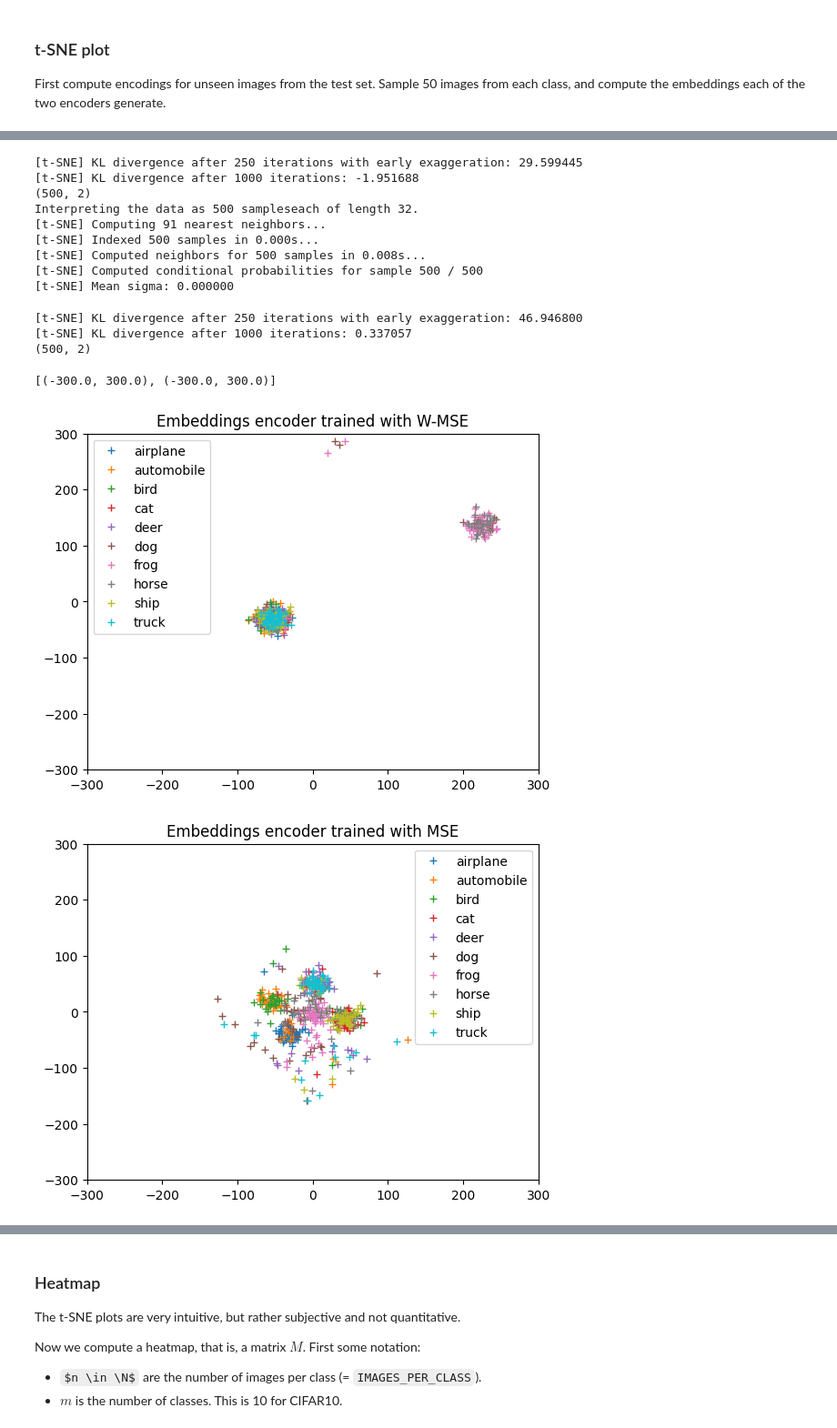
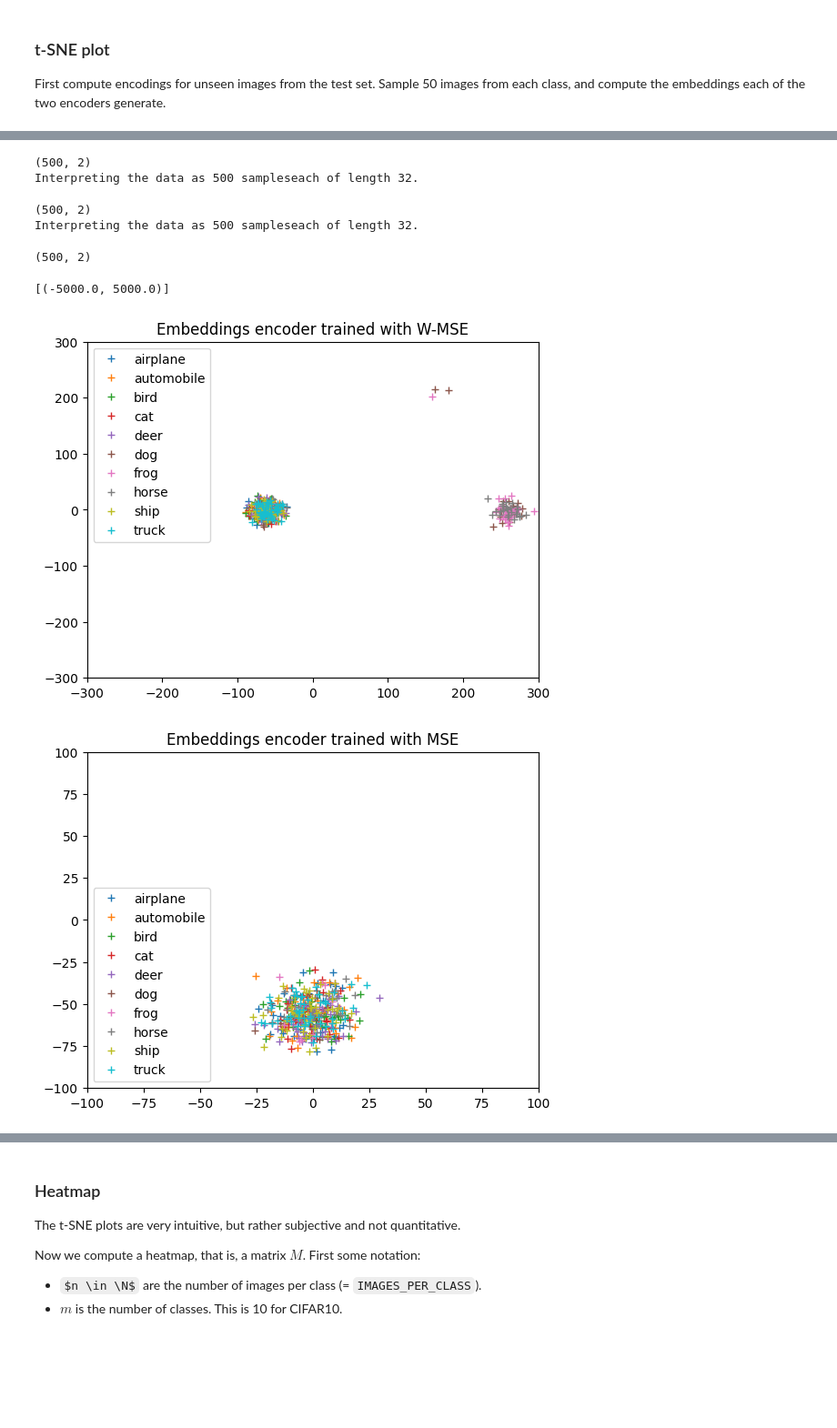
Before and after one commit to Nifrec/rolim, a Jupyter notebook: rolim/notebooks/encoder_experiment.ipynb, the cells around one changed output, grey strips where cells are left out. Shown at 91% size. Drawn from its saved outputs; the diff is of its cells as text; code cells hidden in the pictures; some formulas as TeX source; blank space fills up the shorter version.

```diff
--- a/rolim/notebooks/encoder_experiment.ipynb
+++ b/rolim/notebooks/encoder_experiment.ipynb
@@ -41,7 +44,4 @@ Start with training the networks.
 Because I rerun this notebook quite often,
 I cache saved trained networks and load them again,
 to avoid retraining them every time.
-# %%
-def get_timestamp() -> str:
-    return time.strftime("%Y-%m-%d___%H-%M")
 # %%
@@ -107,12 +127,13 @@ testset = vision.datasets.CIFAR10(root=CIFAR10_DIR, train=False,
                                        download=False, transform=to_tensor)
 
 def make_test_set_embeddings(num_img_per_class: int
-    ) -> tuple[list[Tensor], list[Tensor]]:
+    ) -> tuple[list[Tensor], list[Tensor], list[Tensor]]:
     """
     Sample `num_img_per_class` images from each class
     of the test set, and compute the embeddings generated by
     1. the encoder trained with the W-MSE loss.
     2. the encoder trained with the MSE loss.
+    3. the encoder trained with the DW-MSE loss.
     Return 2 lists, each containing the embeddings per class
     as a matrix `num_img_per_class`×32.
     """
@@ -127,10 +148,12 @@ def make_test_set_embeddings(num_img_per_class: int
         # previous trained while using whitening.
         encodings_whit_net = [encoder_whitening(batch) for batch in test_images]
         encodings_pure_net = [encoder_pure(batch) for batch in test_images]
-    return encodings_whit_net, encodings_pure_net
+        encodings_dw_net = [encoder_dw(batch) for batch in test_images]
+    return encodings_whit_net, encodings_pure_net, encodings_dw_net
 
-encodings_whit_net, encodings_pure_net = make_test_set_embeddings(IMAGES_PER_CLASS)
+encodings_whit_net, encodings_pure_net, encodings_dw_net= make_test_set_embeddings(IMAGES_PER_CLASS)
 # Mean values for the encodings of the first class:
 print(torch.mean(encodings_whit_net[0]))
 print(torch.mean(encodings_pure_net[0]))
+print(torch.mean(encodings_dw_net[0]))
 # %% [output]
@@ -170,9 +194,7 @@ def make_tsne_plot(encodings_per_class: list[list[np.ndarray]],
     tsne = TSNE(n_components=2,
                 learning_rate="auto",
                 init="pca",
-                # perplexity=12,
-                # early_exaggeration=5,
-                verbose=1)
+                verbose=0)
 
     # Unfortunately, we cannot first fit the tSNE and then apply it
     # to the encodings of each class separately.
@@ -203,17 +225,11 @@ def make_tsne_plot(encodings_per_class: list[list[np.ndarray]],
 
     return ax, fig
 
-def nested_tensors_to_np(tensors: list[list[Tensor]]) -> list[list[np.ndarray]]:
-    output = [[tensor.cpu().numpy() for tensor in nested_list]
-              for nested_list in tensors]
-    return output
-
-def jitter_data(rng: np.random.Generator, scale: float, data: np.ndarray) -> np.ndarray:
-    noise = rng.standard_normal(size=data.shape)*scale
-    return data+noise
-
 classes = testset.classes
 limits = {"xlim":[-300, 300], "ylim":[-300, 300]}
+limits_narrow = {"xlim":[-100, 100], "ylim":[-100, 100]}
+limits_broad = {"ylim":[-5000, 5000]}
+
 ax_whit, fig_whit = make_tsne_plot(nested_tensors_to_np(encodings_whit_net),
                         classes)
 ax_whit.set_title("Embeddings encoder trained with W-MSE")
@@ -222,6 +238,11 @@ ax_whit.set(**limits)
 ax_pure, fig_pure = make_tsne_plot(nested_tensors_to_np(encodings_pure_net),
                         classes)
 ax_pure.set_title("Embeddings encoder trained with MSE")
-ax_pure.set(**limits)
+ax_pure.set(**limits_narrow)
+
+ax_dw, fig_dw = make_tsne_plot(nested_tensors_to_np(encodings_dw_net),
+                        classes, apply_jitter=False)
+ax_dw.set_title("Embeddings encoder trained with DW-MSE")
+ax_dw.set(**limits_broad)
 # %% [output]
 Interpreting the data as 500 sampleseach of length 32.
@@ -233,15 +249,8 @@ Interpreting the data as 500 sampleseach of length 32.
-[t-SNE] KL divergence after 250 iterations with early exaggeration: 29.599445
-[t-SNE] KL divergence after 1000 iterations: -1.951688
 (500, 2)
 Interpreting the data as 500 sampleseach of length 32.
-[t-SNE] Computing 91 nearest neighbors...
-[t-SNE] Indexed 500 samples in 0.000s...
-[t-SNE] Computed neighbors for 500 samples in 0.008s...
-[t-SNE] Computed conditional probabilities for sample 500 / 500
-[t-SNE] Mean sigma: 0.000000
-[t-SNE] KL divergence after 250 iterations with early exaggeration: 46.946800
-[t-SNE] KL divergence after 1000 iterations: 0.337057
 (500, 2)
+Interpreting the data as 500 sampleseach of length 32.
-[(-300.0, 300.0), (-300.0, 300.0)]
+(500, 2)
+[(-5000.0, 5000.0)]
-[figure, old version]
+[figure, new version]
-[figure, old version]
+[figure, new version]
```
Also changed, not shown: parts of 10 cells of this notebook, 1 other file.
